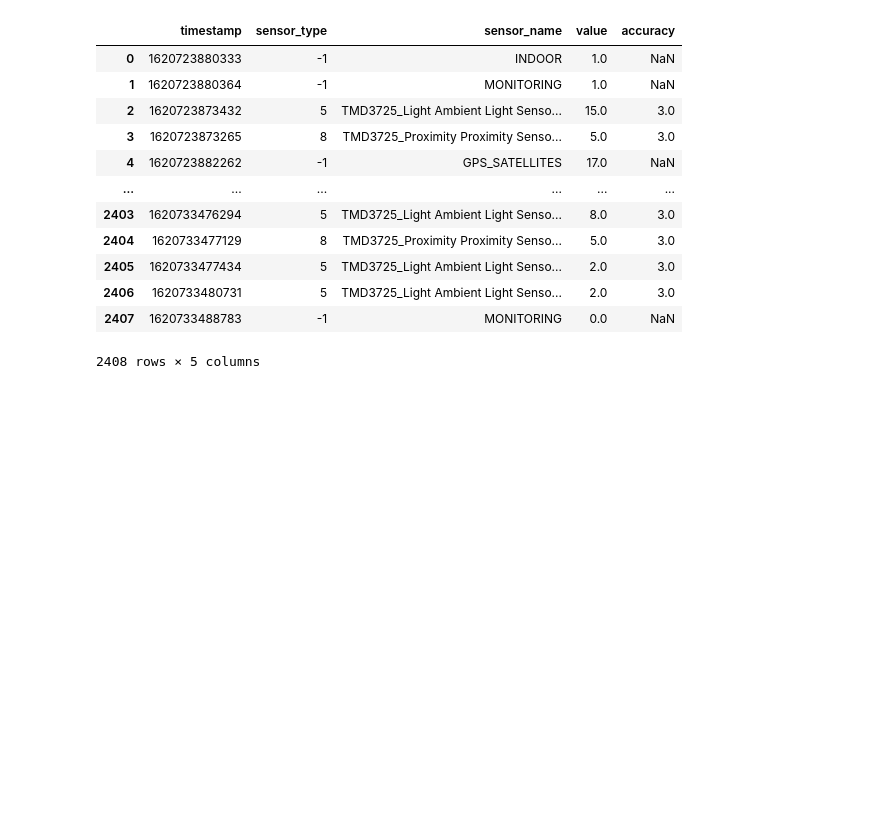
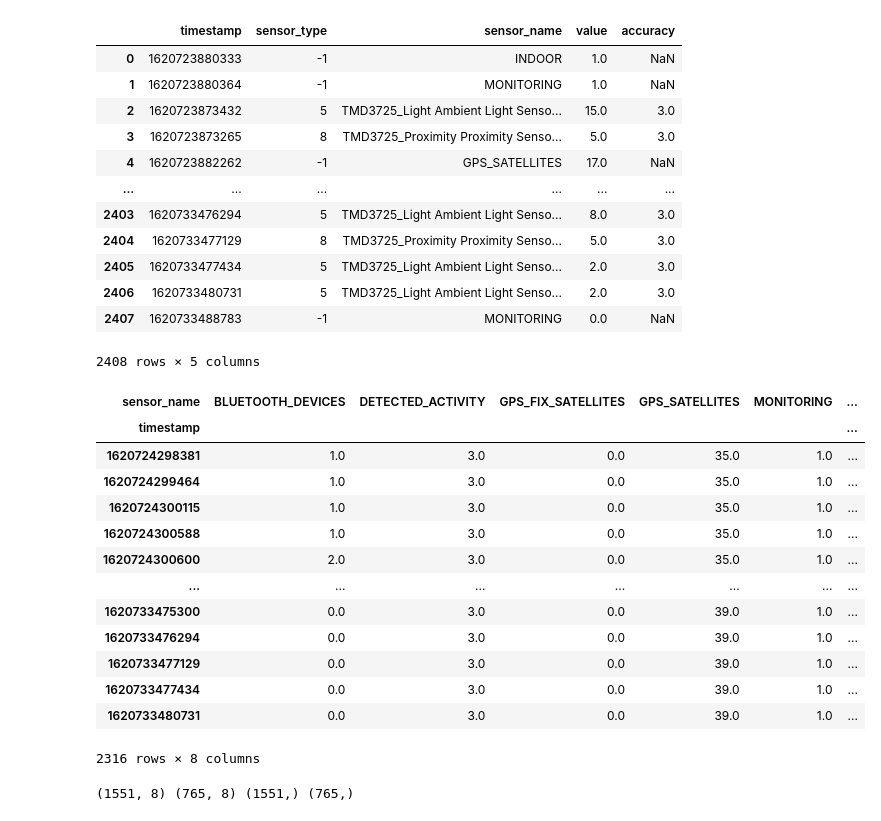
Before and after one commit to SpeedJack/IODataAcquisition, a Jupyter notebook: NeuralNetwork/IONeuralNetwork.ipynb, the cells around one changed output. Saved outputs shown, nothing was run; the diff lists cells and outputs as text; code cells hidden in the pictures; blank space fills up the shorter version.

```diff
--- a/NeuralNetwork/IONeuralNetwork.ipynb
+++ b/NeuralNetwork/IONeuralNetwork.ipynb
@@ -59,30 +59,73 @@ for index,row in df.iterrows():
 df_wide = df.pivot_table(index=['timestamp'], columns='sensor_name', values='value')
 
 
 last_seen_values = {}
 sensor_types = df['sensor_name'].unique()
 for sensor_type in sensor_types:
     last_seen_values[sensor_type] = float('nan')
 
 for index,row in df_wide.iterrows():
     if row['MONITORING'] == 0:
         for sensor_type in sensor_types:
             last_seen_values[sensor_type] = float('nan')
     else:
         for sensor_type in sensor_types:
             if math.isnan(row[sensor_type]):
                 row[sensor_type] = last_seen_values[sensor_type]
             last_seen_values[sensor_type] = row[sensor_type]
 
 for index,row in df_wide.iterrows():
     containsNaN = 0.0
     for sensor_type in sensor_types:
         if math.isnan(row[sensor_type]):
             containsNaN = 1.0
             break
     df_wide.loc[index,'containsNaN'] = containsNaN
 
 df_wide = df_wide[(df_wide['MONITORING'] == 1.0) & (df_wide['containsNaN'] == 0.0)]
 del df_wide['containsNaN']
 
+proximity_name = ""
+light_name = ""
+for sensor_type in sensor_types:
+    if 'proximity' in sensor_type.lower():
+        proximity_name = sensor_type
+        break
+    if 'light' in sensor_type.lower():
+        light_name = sensor_type
+
+df_wide.loc[(df_wide[proximity_name] != 0.0),proximity_name] = 1
+
+
+
+df_wide.sort_values(['timestamp'], inplace=True)
+target = df_wide.loc[:,'INDOOR']
+del df_wide['INDOOR']
+
+del df_wide['GPS_FIX']
+
 df_wide.to_csv('preprocessed_data.csv')
+target.to_numpy()
+df_wide
+# %% [output]
+| sensor_name | BLUETOOTH_DEVICES | DETECTED_ACTIVITY | GPS_FIX_SATELLITES | GPS_SATELLITES | MONITORING | ... |
+| timestamp |  |  |  |  |  | ... |
+| 1620724298381 | 1.0 | 3.0 | 0.0 | 35.0 | 1.0 | ... |
+| 1620724299464 | 1.0 | 3.0 | 0.0 | 35.0 | 1.0 | ... |
+| 1620724300115 | 1.0 | 3.0 | 0.0 | 35.0 | 1.0 | ... |
+| 1620724300588 | 1.0 | 3.0 | 0.0 | 35.0 | 1.0 | ... |
+| 1620724300600 | 2.0 | 3.0 | 0.0 | 35.0 | 1.0 | ... |
+| ... | ... | ... | ... | ... | ... | ... |
+| 1620733475300 | 0.0 | 3.0 | 0.0 | 39.0 | 1.0 | ... |
+| 1620733476294 | 0.0 | 3.0 | 0.0 | 39.0 | 1.0 | ... |
+| 1620733477129 | 0.0 | 3.0 | 0.0 | 39.0 | 1.0 | ... |
+| 1620733477434 | 0.0 | 3.0 | 0.0 | 39.0 | 1.0 | ... |
+| 1620733480731 | 0.0 | 3.0 | 0.0 | 39.0 | 1.0 | ... |
+2316 rows × 8 columns
+# %%
+import tensorflow as tf
+from sklearn.model_selection import train_test_split
+X_train, X_test, y_train, y_test = train_test_split(df_wide.to_numpy(), target, test_size=0.33)
+print(X_train.shape,X_test.shape,y_train.shape,y_test.shape)
+# %% [output]
+(1551, 8) (765, 8) (1551,) (765,)
```
Also changed, not shown: parts of 6 cells of this notebook.
